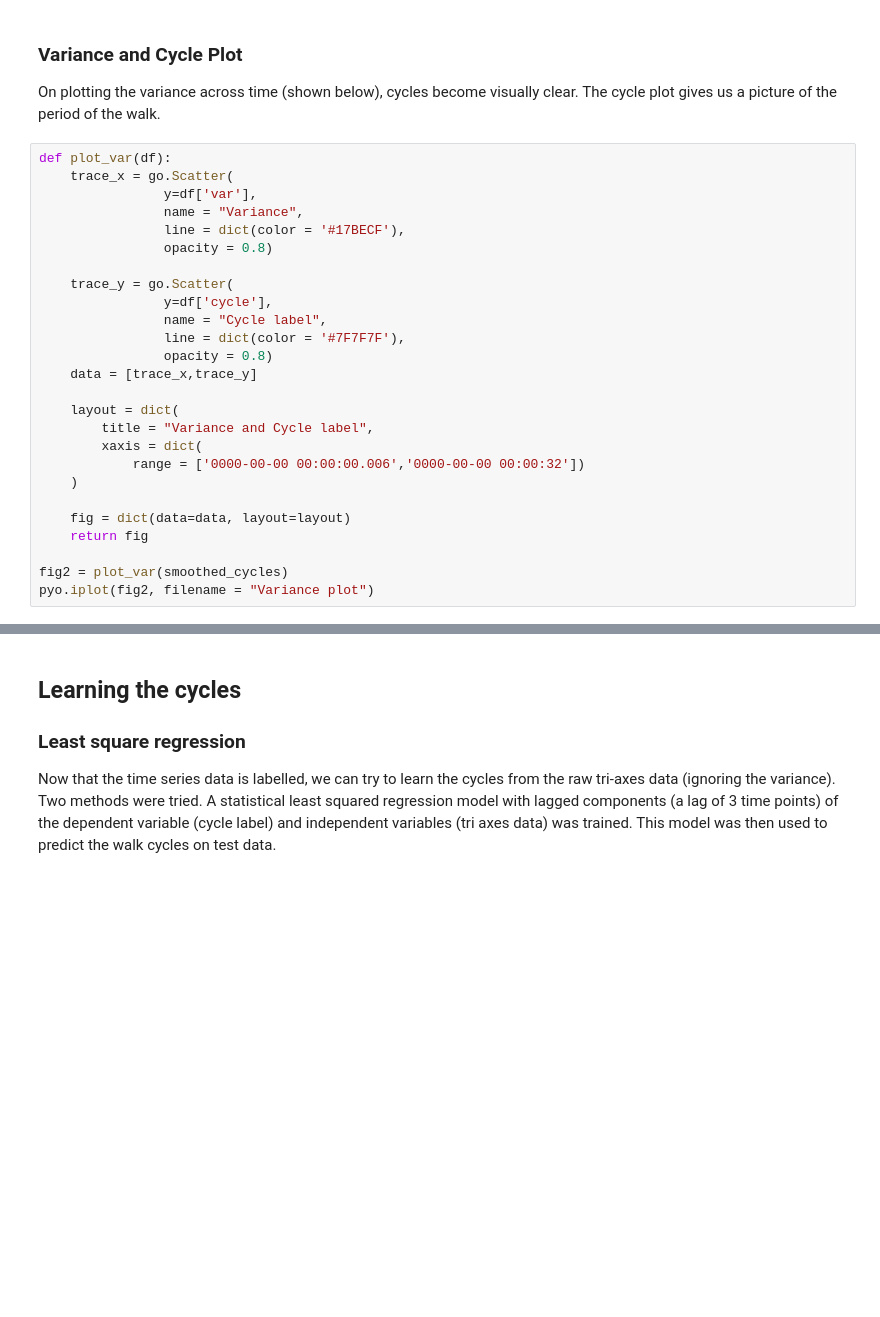
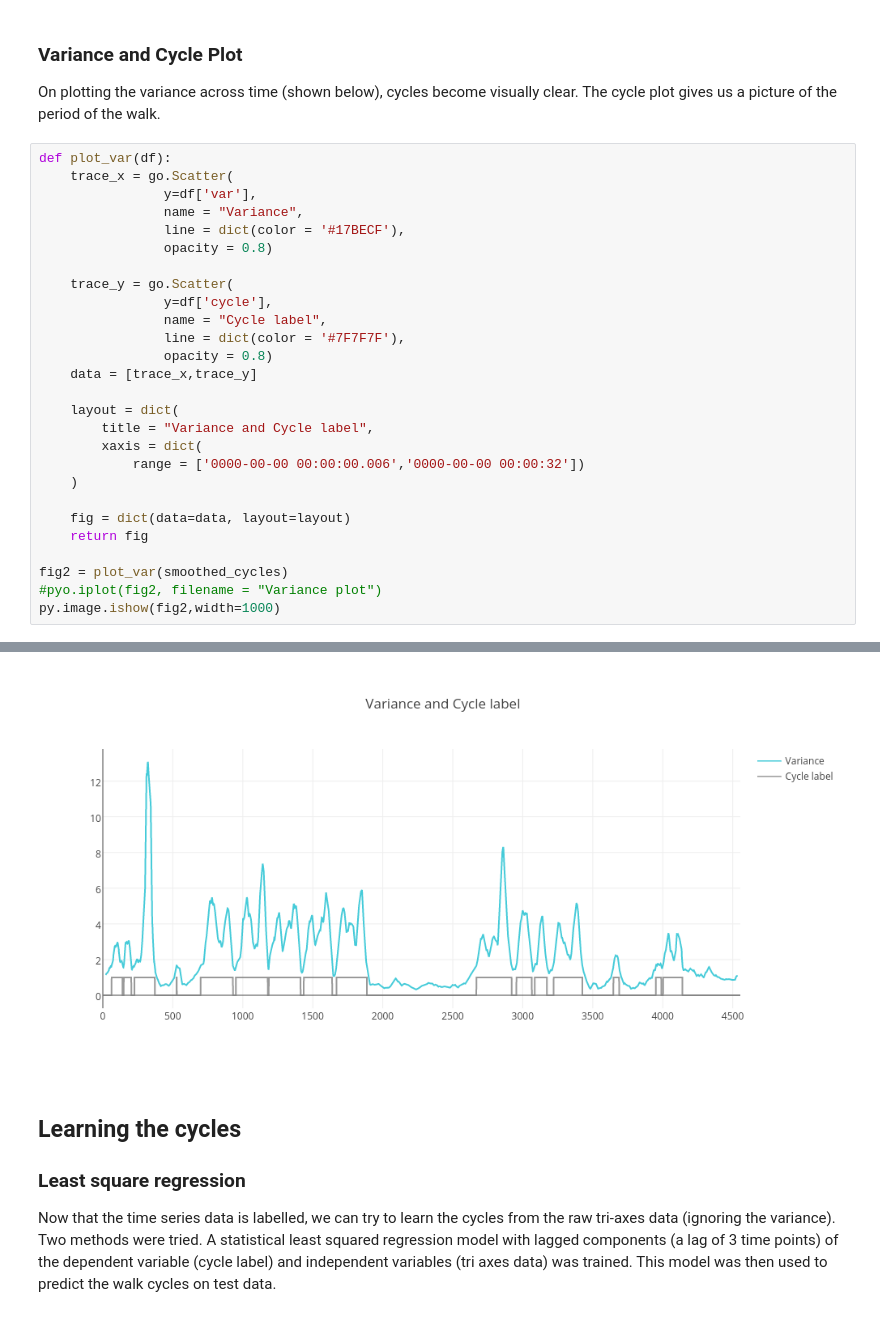
Before and after one commit to MithileshNanj/Walk-cycle-detection, a Jupyter notebook: Walk cycle detection.ipynb, the cells around one changed output, grey strips where cells are left out. Cells and saved outputs as stored; diff of their text form; blank space fills up the shorter version.

```diff
--- a/Walk cycle detection.ipynb
+++ b/Walk cycle detection.ipynb
@@ -179,5 +180,6 @@ def plot_var(df):
     return fig
 
 fig2 = plot_var(smoothed_cycles)
-pyo.iplot(fig2, filename = "Variance plot")
+#pyo.iplot(fig2, filename = "Variance plot")
+py.image.ishow(fig2,width=1000)
 # %% [output]
@@ -185,3 +186,4 @@ pyo.iplot(fig2, filename = "Variance plot")
+[figure, added]
 # %% [markdown]
 ## Learning the cycles
 
```
Also changed, not shown: parts of 9 cells of this notebook, 2 other files.
